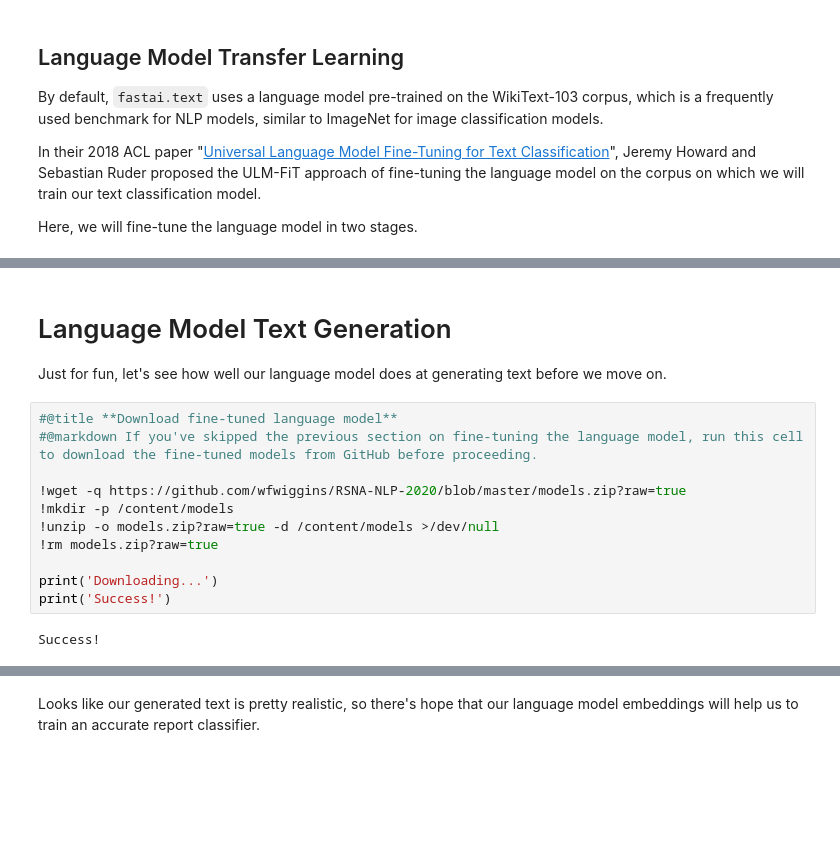
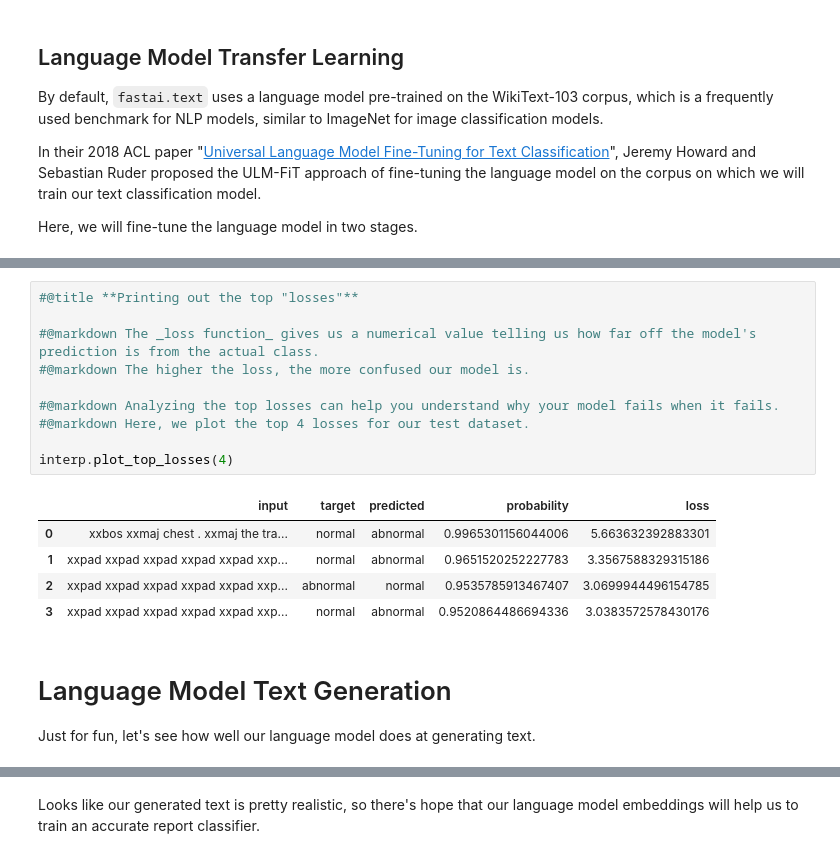
Before and after one commit to wfwiggins/RSNA-NLP-2020, a Jupyter notebook: RSNA20_NLP.ipynb, the cells around one changed output, grey strips where cells are left out. Drawn from its saved outputs; the diff is of its cells as text; blank space fills up the shorter version.

```diff
--- a/RSNA20_NLP.ipynb
+++ b/RSNA20_NLP.ipynb
@@ -265,19 +378,22 @@ learn.save_encoder('fine-tuned-enc')
+# %%
+#@title **Printing out the top "losses"**
+
+#@markdown The _loss function_ gives us a numerical value telling us how far off the model's prediction is from the actual class.
+#@markdown The higher the loss, the more confused our model is.
+
+#@markdown Analyzing the top losses can help you understand why your model fails when it fails.
+#@markdown Here, we plot the top 4 losses for our test dataset.
+
+interp.plot_top_losses(4)
+# %% [output]
+|  | input | target | predicted | probability | loss |
+| 0 | xxbos xxmaj chest . xxmaj the tra... | normal | abnormal | 0.9965301156044006 | 5.663632392883301 |
+| 1 | xxpad xxpad xxpad xxpad xxpad xxp... | normal | abnormal | 0.9651520252227783 | 3.3567588329315186 |
+| 2 | xxpad xxpad xxpad xxpad xxpad xxp... | abnormal | normal | 0.9535785913467407 | 3.0699944496154785 |
+| 3 | xxpad xxpad xxpad xxpad xxpad xxp... | normal | abnormal | 0.9520864486694336 | 3.0383572578430176 |
 # %% [markdown]
 # Language Model Text Generation
 
-Just for fun, let's see how well our language model does at generating text before we move on.
+Just for fun, let's see how well our language model does at generating text.
-# %%
-#@title **Download fine-tuned language model**
-#@markdown If you've skipped the previous section on fine-tuning the language model, run this cell to download the fine-tuned models from GitHub before proceeding.
-
-!wget -q https://github.com/wfwiggins/RSNA-NLP-2020/blob/master/models.zip?raw=true
-!mkdir -p /content/models
-!unzip -o models.zip?raw=true -d /content/models >/dev/null
-!rm models.zip?raw=true
-
-print('Downloading...')
-print('Success!')
-# %% [output]
-Success!
 # %%
 #@title **Text Generator**
```
Also changed, not shown: parts of 26 cells of this notebook.
